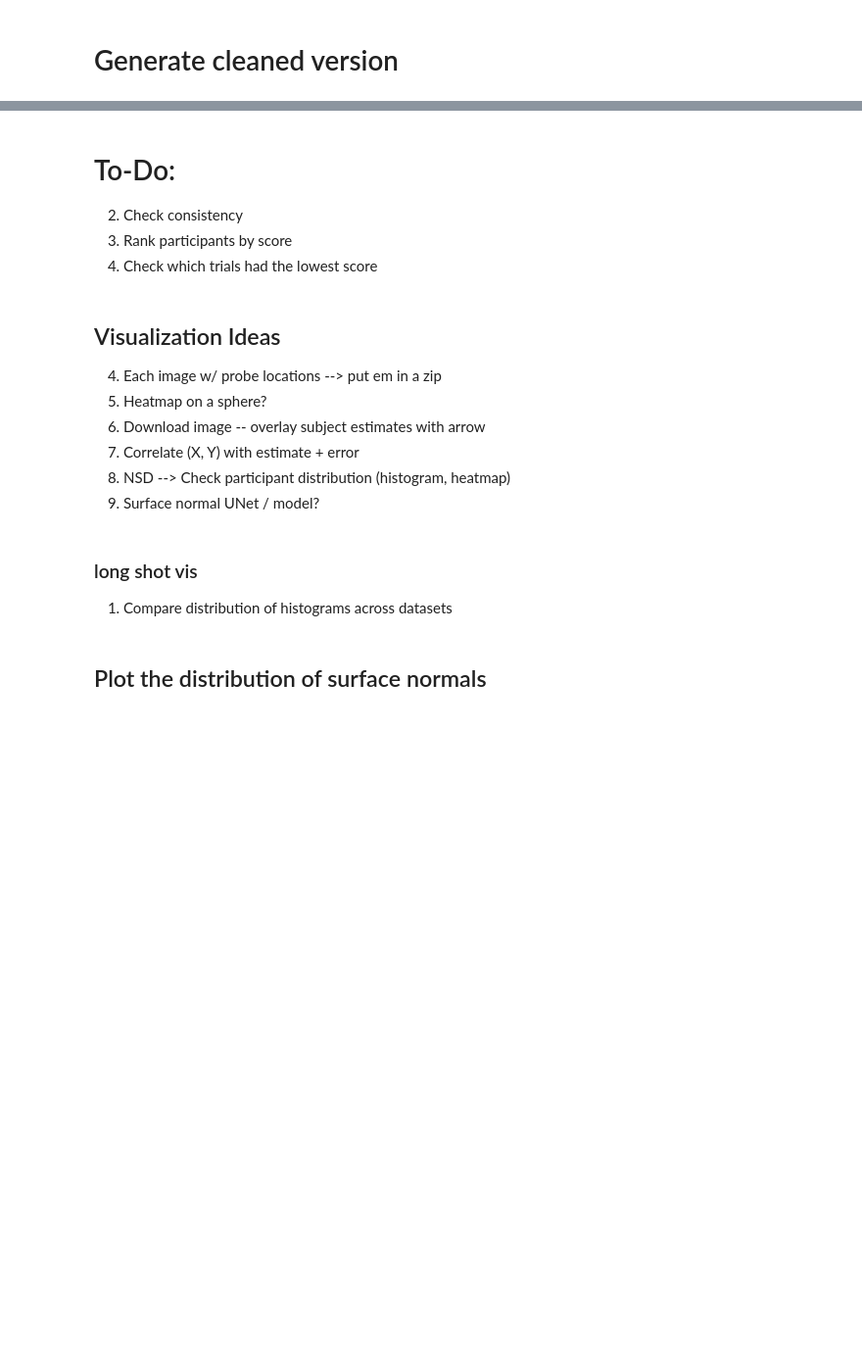
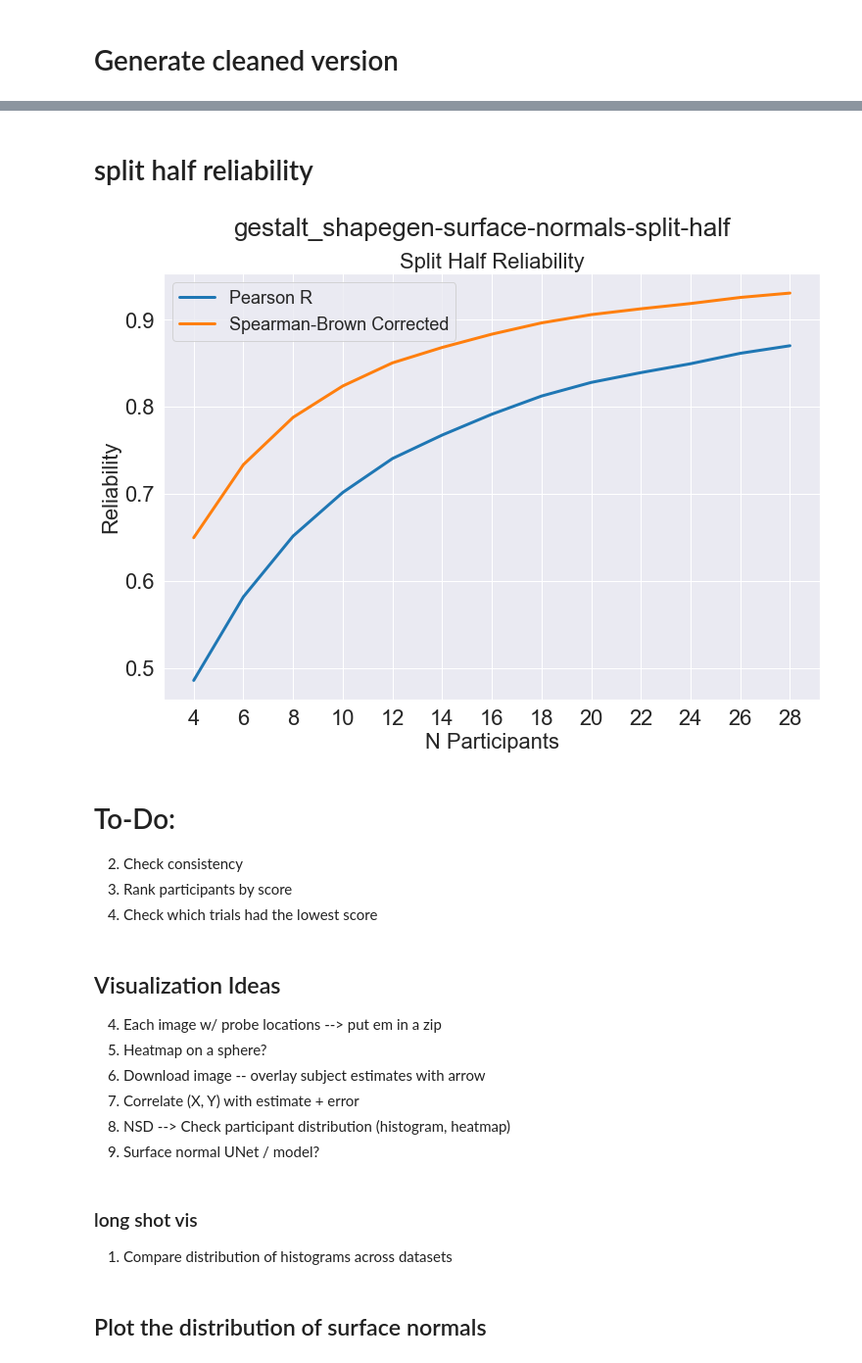
Before and after one commit to yifr/mlve, a Jupyter notebook: analysis/surface_normals_analysis.ipynb, the cells around one changed output, grey strips where cells are left out. Shown at 98% size. Saved outputs shown, nothing was run; the diff lists cells and outputs as text; code cells hidden in the pictures; blank space fills up the shorter version.

```diff
--- a/analysis/surface_normals_analysis.ipynb
+++ b/analysis/surface_normals_analysis.ipynb
@@ -186,7 +295,7 @@ i = 0
 batch_idxs = []
 for index, user_results in participants:
     i += 1
-    batch_idxs.append(user_results.iloc[0]["batch_idx"])
+    batch_idxs.append(user_results.iloc[0][batch_idx])
 
     if len(user_results) < 100:
         print("USER ID: " + user_results["userID"].iloc[0] + " did not finish the experiment")
@@ -197,7 +306,7 @@ for index, user_results in participants:
         print("USER ID: " + user_results["userID"].iloc[0] + " did not do too well")
         continue
 
-    attention_checks = user_results[user_results["attention_check"]] == True
+    attention_checks = user_results[user_results[attention_check]] == True
     attention_score = attention_checks["geodesic_distance"].mean()
     if attention_score > 1:
         print("USER ID: " + user_results["userID"].iloc[0] + "scored: " + attention_score)
@@ -215,5 +333,5 @@ print(participants_failed)
 # %%
-attention_indexes = df[df["attention_check"] == True].index
+attention_indexes = df[df[attention_check] == True].index
 df.drop(attention_indexes, axis=0, inplace=True)
 # %%
 df.info()
@@ -220,3 +356,70 @@ df.info()
+# %% [markdown]
+# split half reliability
+# %%
+# Split data by user
+# For each trial correlate half and half splits
+from scipy.stats import pearsonr, sem
+
+def calculate_splithalf(split_num):
+    """
+    split_num: int: number of participants to sample for each half (ie; if split_num is 5, you choose 5 people for group A and 5 for group B)
+    """
+    trials = [x[1].values[:28] for x in df.groupby("imageURL")["l2_distance"]]
+    trials = np.stack(trials, axis=0) # Gives us a (n_trials, m_participants) array of errors (in our case [100, 38])
+
+    n_participants = trials.shape[1]
+
+    pearson_rs = []
+    spb_rs = [] # Spearman-Brown corrected Pearson R values
+    p_vals = []
+
+    # Take 1000 random splits of participants
+    splits = 1000
+
+    for i in range(splits):
+        idxs = np.random.choice(range(n_participants), split_num * 2, replace=False)
+        a_idxs, b_idxs = np.split(idxs, 2)
+
+        a_errs = trials[:, a_idxs].mean(axis=1) # average errors across images
+        b_errs = trials[:, b_idxs].mean(axis=1)
+
+        stat, p_val = pearsonr(a_errs, b_errs)
+        p_vals.append(p_val)
+        pearson_rs.append(stat)
+
+        # Spearman-Brown correction = (n*p)/(1 + (n-1)*p)
+        # For split-half n=2 tests
+        spb_rs.append((2 * stat) / (1 + stat))
+
+#     print(f"Testing split of {split_num} participants against remainder of population."\
+#           f"\nR\t=\t{np.mean(reliabilities)},"\
+#           f"\nStd Err\t=\t{sem(reliabilities)}"
+#           f"\nP-value\t=\t{np.mean(p_vals)}")
+
+    return np.mean(pearson_rs), np.mean(spb_rs)
+
+fig = plt.figure(figsize=(12,8))
+rs = []
+spbs = []
+nparticipants = 15
+split_nums = list(range(2, nparticipants))
+for split_num in split_nums:
+    r, spb = calculate_splithalf(split_num)
+    spbs.append(spb)
+    rs.append(r)
+
+plt.yticks(fontsize=22)
+plt.xticks(range(2, nparticipants), [n * 2 for n in split_nums], fontsize=22)
+plt.plot(split_nums, rs, lw=3, label="Pearson R")
+plt.plot(split_nums, spbs, lw=3, label="Spearman-Brown Corrected")
+plt.xlabel("N Participants", fontsize=22)
+plt.ylabel("Reliability", fontsize=22)
+plt.legend(fontsize=18)
+plt.title("Split Half Reliability", fontsize=22)
+plt.suptitle(f"{experimentName}")
+plt.show()
+# %% [output]
+[figure, added]
 # %% [markdown]
 # To-Do:
 
```
Also changed, not shown: parts of 29 cells of this notebook, 11 other files.
